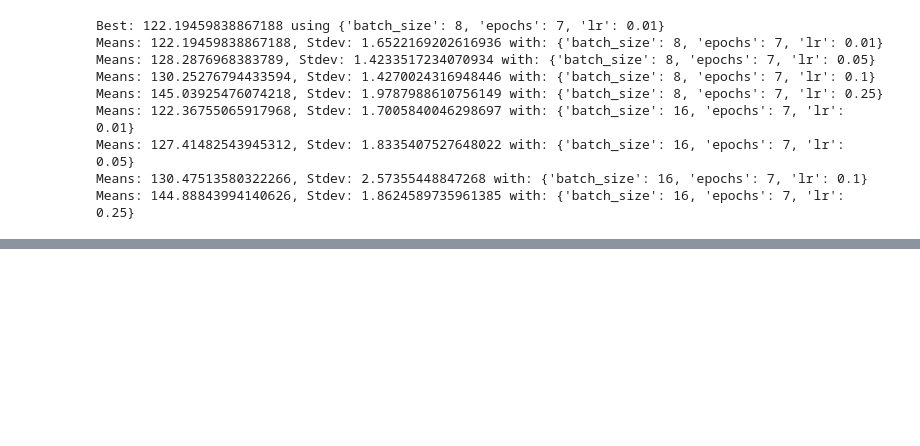
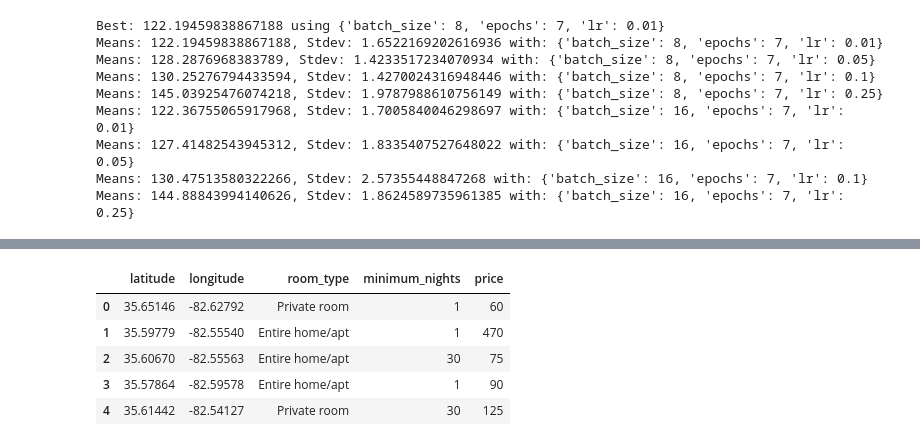
Before and after one commit to BloomTech-Labs/LabsPT13-Resfeber-A-DS, a Jupyter notebook: notebooks/airB&B.ipynb, the cells around one changed output, grey strips where cells are left out. Saved outputs shown, nothing was run; the diff lists cells and outputs as text; code cells hidden in the pictures; blank space fills up the shorter version.

```diff
--- a/notebooks/airB&B.ipynb
+++ b/notebooks/airB&B.ipynb
@@ -481,0 +510,11 @@ Means: 144.88843994140626, Stdev: 1.8624589735961385 with: {'batch_size': 16, 'e
+# %%
+# select only features that the user could be asked about
+df_user = df[['latitude','longitude','room_type','minimum_nights','price']]
+df_user.head()
+# %% [output]
+|  | latitude | longitude | room_type | minimum_nights | price |
+| 0 | 35.65146 | -82.62792 | Private room | 1 | 60 |
+| 1 | 35.59779 | -82.55540 | Entire home/apt | 1 | 470 |
+| 2 | 35.60670 | -82.55563 | Entire home/apt | 30 | 75 |
+| 3 | 35.57864 | -82.59578 | Entire home/apt | 1 | 90 |
+| 4 | 35.61442 | -82.54127 | Private room | 30 | 125 |
```
Also changed, not shown: parts of 16 cells of this notebook.
